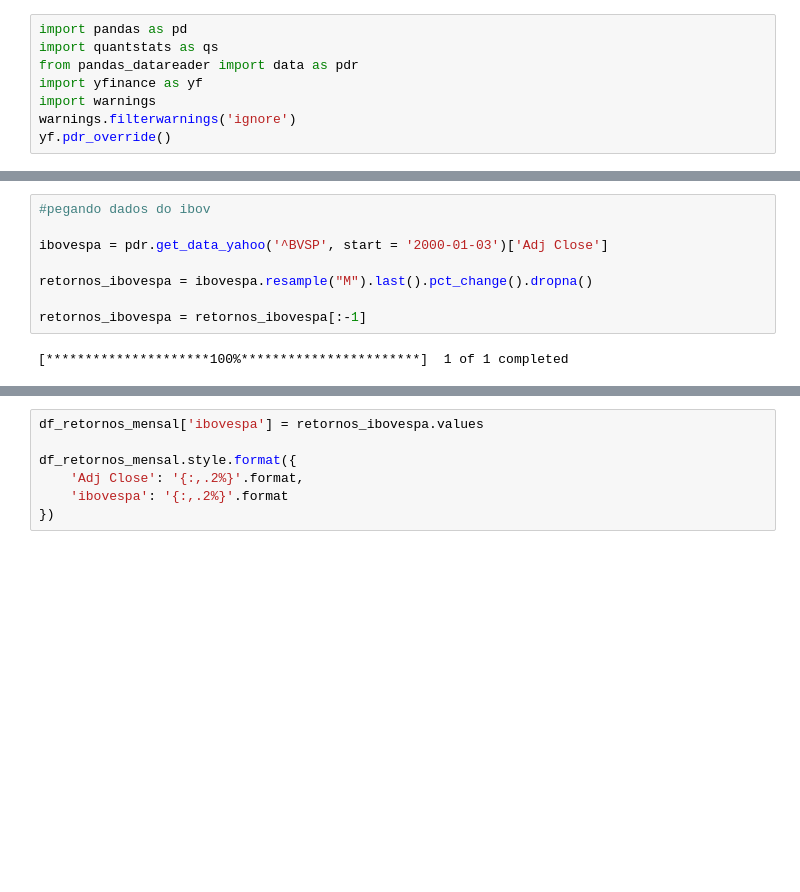
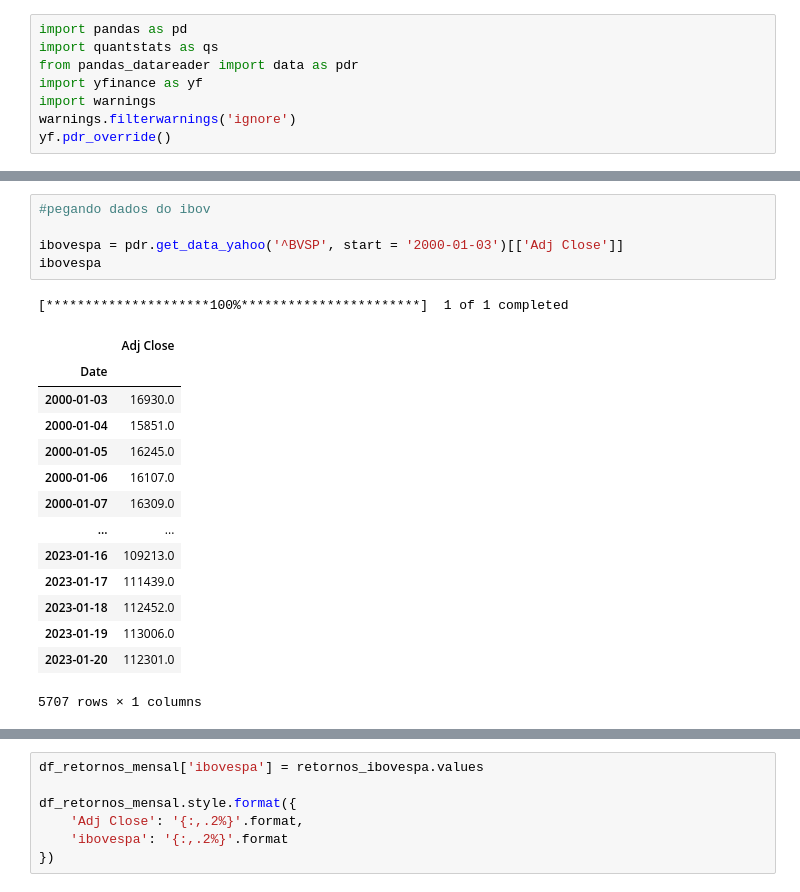
Before and after one commit to leandromad/Retornos_WEGE3, a Jupyter notebook: Retornos WEG.ipynb, the cells around one changed output, grey strips where cells are left out. Saved outputs shown, nothing was run; the diff lists cells and outputs as text; blank space fills up the shorter version.

```diff
--- a/Retornos WEG.ipynb
+++ b/Retornos WEG.ipynb
@@ -63,10 +66,21 @@ df_retornos_mensal
 # %%
 #pegando dados do ibov
 
-ibovespa = pdr.get_data_yahoo('^BVSP', start = '2000-01-03')['Adj Close']
-
-retornos_ibovespa = ibovespa.resample("M").last().pct_change().dropna()
-
-retornos_ibovespa = retornos_ibovespa[:-1]
+ibovespa = pdr.get_data_yahoo('^BVSP', start = '2000-01-03')[['Adj Close']]
+ibovespa
 # %% [output]
 [*********************100%***********************]  1 of 1 completed
+|  | Adj Close |
+| Date |  |
+| 2000-01-03 | 16930.0 |
+| 2000-01-04 | 15851.0 |
+| 2000-01-05 | 16245.0 |
+| 2000-01-06 | 16107.0 |
+| 2000-01-07 | 16309.0 |
+| ... | ... |
+| 2023-01-16 | 109213.0 |
+| 2023-01-17 | 111439.0 |
+| 2023-01-18 | 112452.0 |
+| 2023-01-19 | 113006.0 |
+| 2023-01-20 | 112301.0 |
+5707 rows × 1 columns
```
Also changed, not shown: parts of 6 cells of this notebook.
